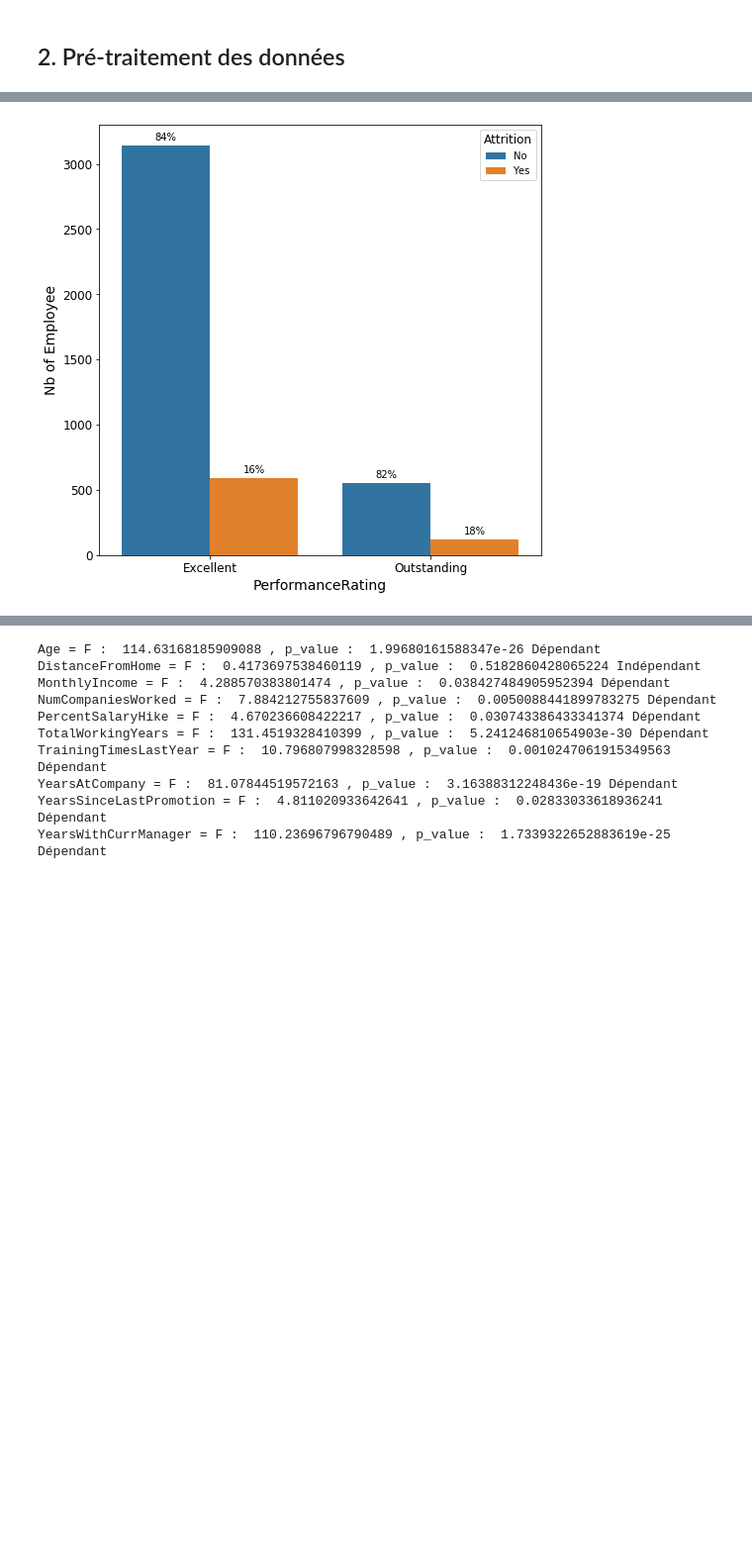
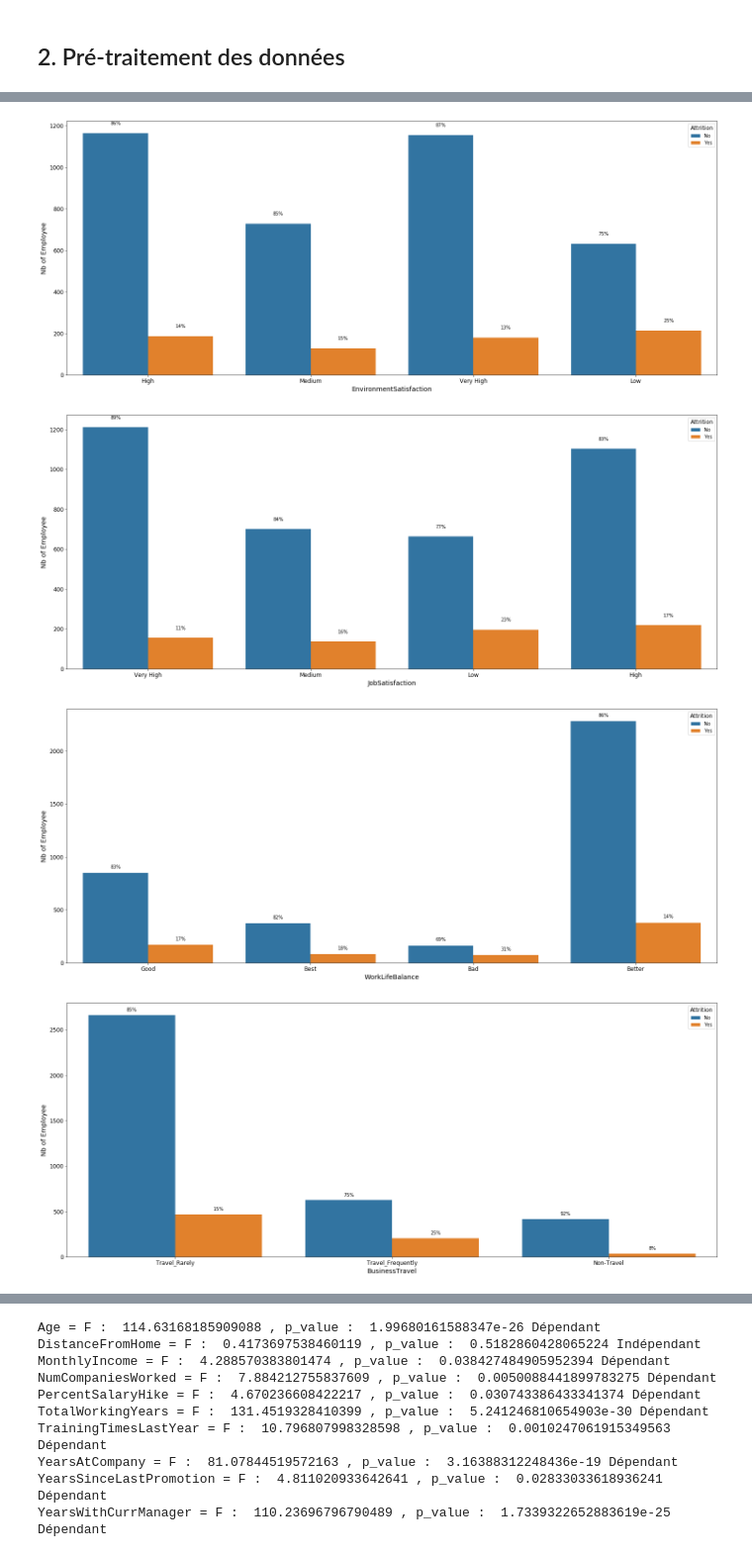
Before and after one commit to VictorMassotte/Projet-IA, a Jupyter notebook: projet-ia.ipynb, the cells around one changed output, grey strips where cells are left out. Shown at 99% size. Cells and saved outputs as stored; diff of their text form; code cells hidden in the pictures; blank space fills up the shorter version.

```diff
--- a/projet-ia.ipynb
+++ b/projet-ia.ipynb
@@ -136,18 +134,23 @@ array([[<matplotlib.axes._subplots.AxesSubplot object at 0x...>,
 # %%
-plt.figure(figsize=(8,8))
-ax = sns.countplot(x='PerformanceRating', data=allData, hue="Attrition")
-ax.set_ylabel('Nb of Employee')
-bars = ax.patches
-half = int(len(bars)/2)
-left_bars = bars[:half]
-right_bars = bars[half:]
+for name_column in allData.select_dtypes(include=['object']).columns:
+    if (name_column != "Attrition"):
+        plt.figure(figsize=(25,10))
+        ax = sns.countplot(x=name_column, data=allData, hue="Attrition")
+        ax.set_ylabel('Nb of Employee')
+        bars = ax.patches
+        half = int(len(bars)/2)
+        left_bars = bars[:half]
+        right_bars = bars[half:]
 
-for left, right in zip(left_bars, right_bars):
-    height_l = left.get_height()
-    height_r = right.get_height()
-    total = height_l + height_r
+        for left, right in zip(left_bars, right_bars):
+            height_l = left.get_height()
+            height_r = right.get_height()
+            total = height_l + height_r
 
-    ax.text(left.get_x() + left.get_width()/2., height_l + 40, '{0:.0%}'.format(height_l/total), ha="center")
-    ax.text(right.get_x() + right.get_width()/2., height_r + 40, '{0:.0%}'.format(height_r/total), ha="center")
+            ax.text(left.get_x() + left.get_width()/2., height_l + 40, '{0:.0%}'.format(height_l/total), ha="center")
+            ax.text(right.get_x() + right.get_width()/2., height_r + 40, '{0:.0%}'.format(height_r/total), ha="center")
 # %% [output]
-[figure, old version]
+[figure, new version]
+[figure, added]
+[figure, added]
+[figure, added]
```
Also changed, not shown: parts of 33 cells of this notebook.
